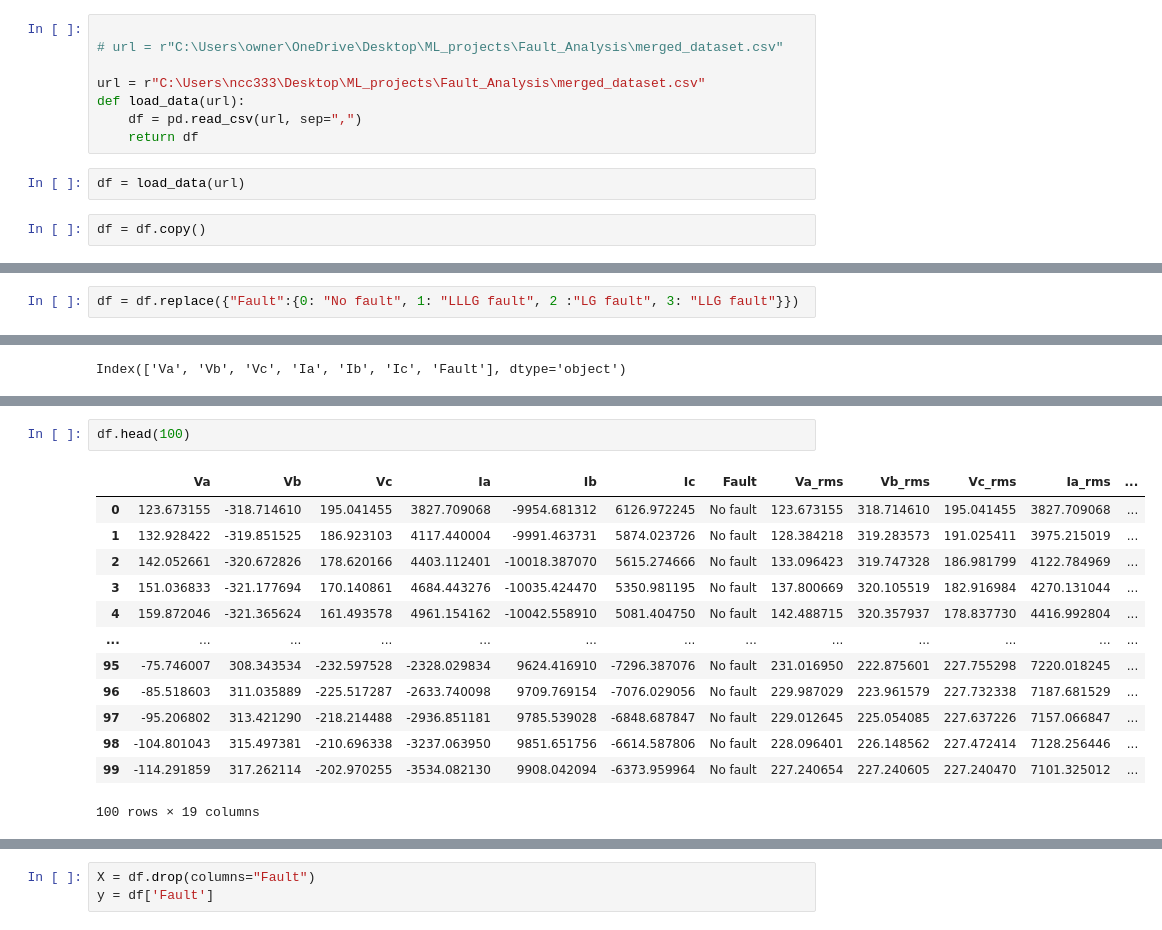
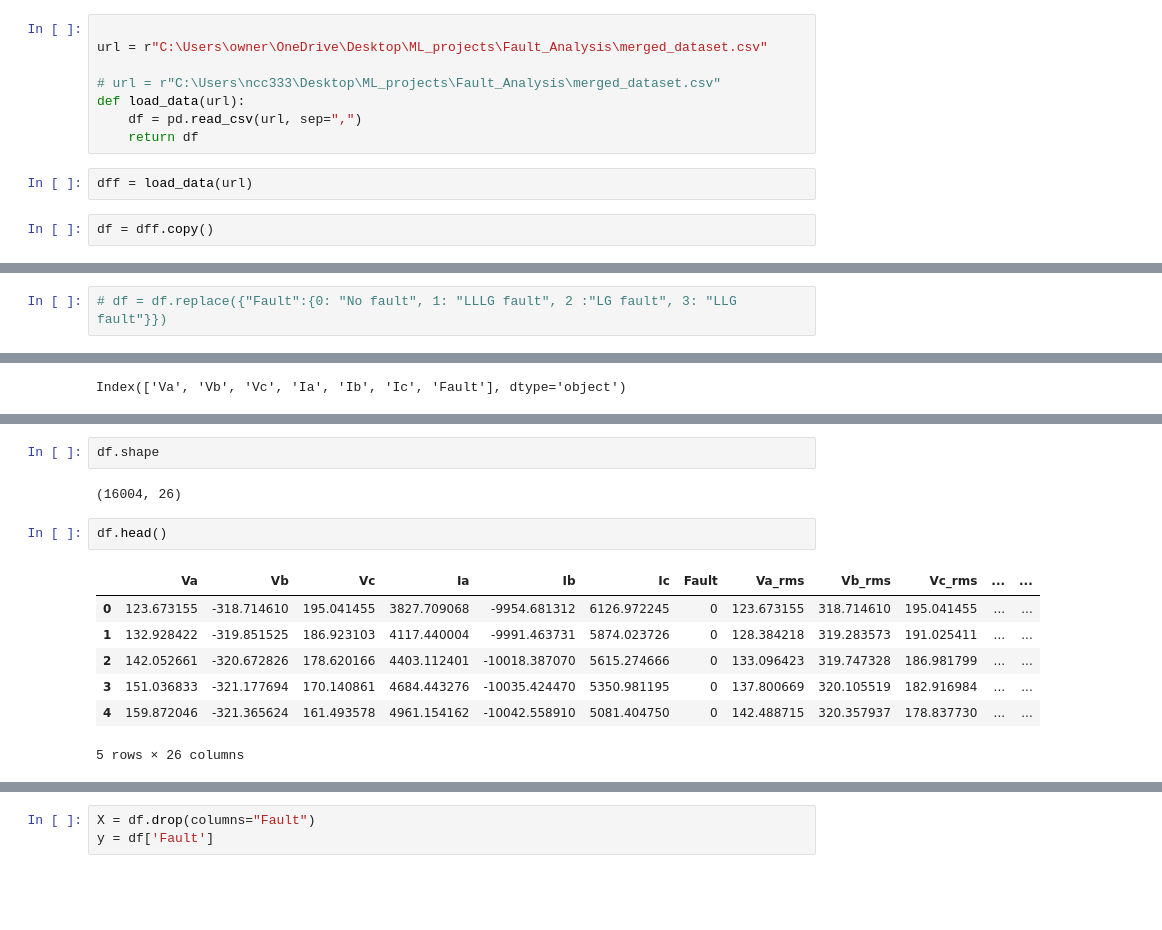
Before and after one commit to KudoroEsther/Machine_Learning_Projects, a Jupyter notebook: Fault_Analysis/fault_analysis - Copy.ipynb, the cells around one changed output, grey strips where cells are left out. Drawn from its saved outputs; the diff is of its cells as text; blank space fills up the shorter version.

```diff
--- a/Fault_Analysis/fault_analysis - Copy.ipynb
+++ b/Fault_Analysis/fault_analysis - Copy.ipynb
@@ -31,16 +31,16 @@ from sklearn.inspection import permutation_importance
 ## Data Loading and Overview
 # %%
 
-# url = r"C:\Users\owner\OneDrive\Desktop\ML_projects\Fault_Analysis\merged_dataset.csv"
+url = r"C:\Users\owner\OneDrive\Desktop\ML_projects\Fault_Analysis\merged_dataset.csv"
 
-url = r"C:\Users\ncc333\Desktop\ML_projects\Fault_Analysis\merged_dataset.csv"
+# url = r"C:\Users\ncc333\Desktop\ML_projects\Fault_Analysis\merged_dataset.csv"
 def load_data(url):
     df = pd.read_csv(url, sep=",")
     return df
 # %%
-df = load_data(url)
+dff = load_data(url)
 # %%
-df = df.copy()
+df = dff.copy()
 # %%
 df.head()
 # %% [output]
@@ -219,7 +220,7 @@ The "Fault" column contains categorical labels representing different system con
 
 3 = LLG fault (Line-line-to-ground fault)
 # %%
-df = df.replace({"Fault":{0: "No fault", 1: "LLLG fault", 2 :"LG fault", 3: "LLG fault"}})
+# df = df.replace({"Fault":{0: "No fault", 1: "LLLG fault", 2 :"LG fault", 3: "LLG fault"}})
 # %% [markdown]
 The "Fault" column contains categorical labels representing different system conditions: <br>
 0 = No fault (Normal operation)
@@ -330,16 +337,14 @@ engineered_features(df)
+# %%
+df.shape
+# %% [output]
+(16004, 26)
 # %%
-df.head(100)
+df.head()
 # %% [output]
-|  | Va | Vb | Vc | Ia | Ib | Ic | Fault | Va_rms | Vb_rms | Vc_rms | Ia_rms | ... |
-| 0 | 123.673155 | -318.714610 | 195.041455 | 3827.709068 | -9954.681312 | 6126.972245 | No fault | 123.673155 | 318.714610 | 195.041455 | 3827.709068 | ... |
-| 1 | 132.928422 | -319.851525 | 186.923103 | 4117.440004 | -9991.463731 | 5874.023726 | No fault | 128.384218 | 319.283573 | 191.025411 | 3975.215019 | ... |
-| 2 | 142.052661 | -320.672826 | 178.620166 | 4403.112401 | -10018.387070 | 5615.274666 | No fault | 133.096423 | 319.747328 | 186.981799 | 4122.784969 | ... |
-| 3 | 151.036833 | -321.177694 | 170.140861 | 4684.443276 | -10035.424470 | 5350.981195 | No fault | 137.800669 | 320.105519 | 182.916984 | 4270.131044 | ... |
-| 4 | 159.872046 | -321.365624 | 161.493578 | 4961.154162 | -10042.558910 | 5081.404750 | No fault | 142.488715 | 320.357937 | 178.837730 | 4416.992804 | ... |
-| ... | ... | ... | ... | ... | ... | ... | ... | ... | ... | ... | ... | ... |
-| 95 | -75.746007 | 308.343534 | -232.597528 | -2328.029834 | 9624.416910 | -7296.387076 | No fault | 231.016950 | 222.875601 | 227.755298 | 7220.018245 | ... |
-| 96 | -85.518603 | 311.035889 | -225.517287 | -2633.740098 | 9709.769154 | -7076.029056 | No fault | 229.987029 | 223.961579 | 227.732338 | 7187.681529 | ... |
-| 97 | -95.206802 | 313.421290 | -218.214488 | -2936.851181 | 9785.539028 | -6848.687847 | No fault | 229.012645 | 225.054085 | 227.637226 | 7157.066847 | ... |
-| 98 | -104.801043 | 315.497381 | -210.696338 | -3237.063950 | 9851.651756 | -6614.587806 | No fault | 228.096401 | 226.148562 | 227.472414 | 7128.256446 | ... |
-| 99 | -114.291859 | 317.262114 | -202.970255 | -3534.082130 | 9908.042094 | -6373.959964 | No fault | 227.240654 | 227.240605 | 227.240470 | 7101.325012 | ... |
+|  | Va | Vb | Vc | Ia | Ib | Ic | Fault | Va_rms | Vb_rms | Vc_rms | ... | ... |
+| 0 | 123.673155 | -318.714610 | 195.041455 | 3827.709068 | -9954.681312 | 6126.972245 | 0 | 123.673155 | 318.714610 | 195.041455 | ... | ... |
+| 1 | 132.928422 | -319.851525 | 186.923103 | 4117.440004 | -9991.463731 | 5874.023726 | 0 | 128.384218 | 319.283573 | 191.025411 | ... | ... |
+| 2 | 142.052661 | -320.672826 | 178.620166 | 4403.112401 | -10018.387070 | 5615.274666 | 0 | 133.096423 | 319.747328 | 186.981799 | ... | ... |
+| 3 | 151.036833 | -321.177694 | 170.140861 | 4684.443276 | -10035.424470 | 5350.981195 | 0 | 137.800669 | 320.105519 | 182.916984 | ... | ... |
+| 4 | 159.872046 | -321.365624 | 161.493578 | 4961.154162 | -10042.558910 | 5081.404750 | 0 | 142.488715 | 320.357937 | 178.837730 | ... | ... |
-100 rows × 19 columns
+5 rows × 26 columns
```
Also changed, not shown: parts of 12 cells of this notebook.
